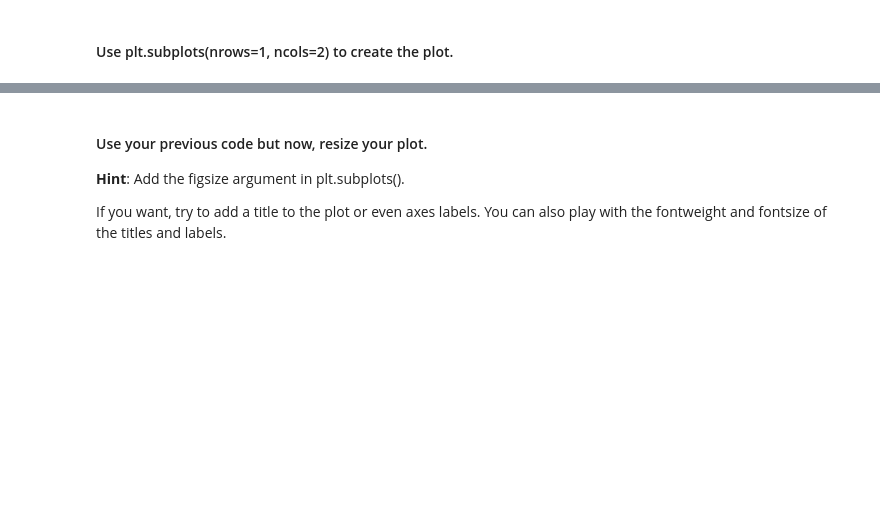
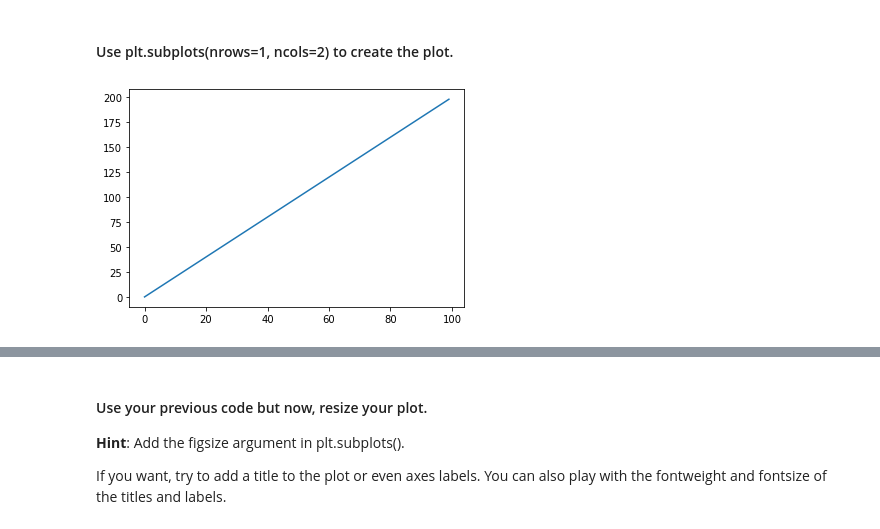
Before and after one commit to anadeondarza/dataptmad0522_labs, a Jupyter notebook: module-2/matplotlib-seaborn/your-code/main.ipynb, the cells around one changed output, grey strips where cells are left out. Drawn from its saved outputs; the diff is of its cells as text; code cells hidden in the pictures; blank space fills up the shorter version.

```diff
--- a/module-2/matplotlib-seaborn/your-code/main.ipynb
+++ b/module-2/matplotlib-seaborn/your-code/main.ipynb
@@ -28,0 +49,7 @@ Also, play around with the linewidth and style. Use the ones you're most happy w
+# %%
+fig, ax = plt.subplots(ncols = 1,
+                       nrows = 1)
+ax.plot(x, y)
+plt.show()
+# %% [output]
+[figure, added]
```
Also changed, not shown: parts of 13 cells of this notebook.
